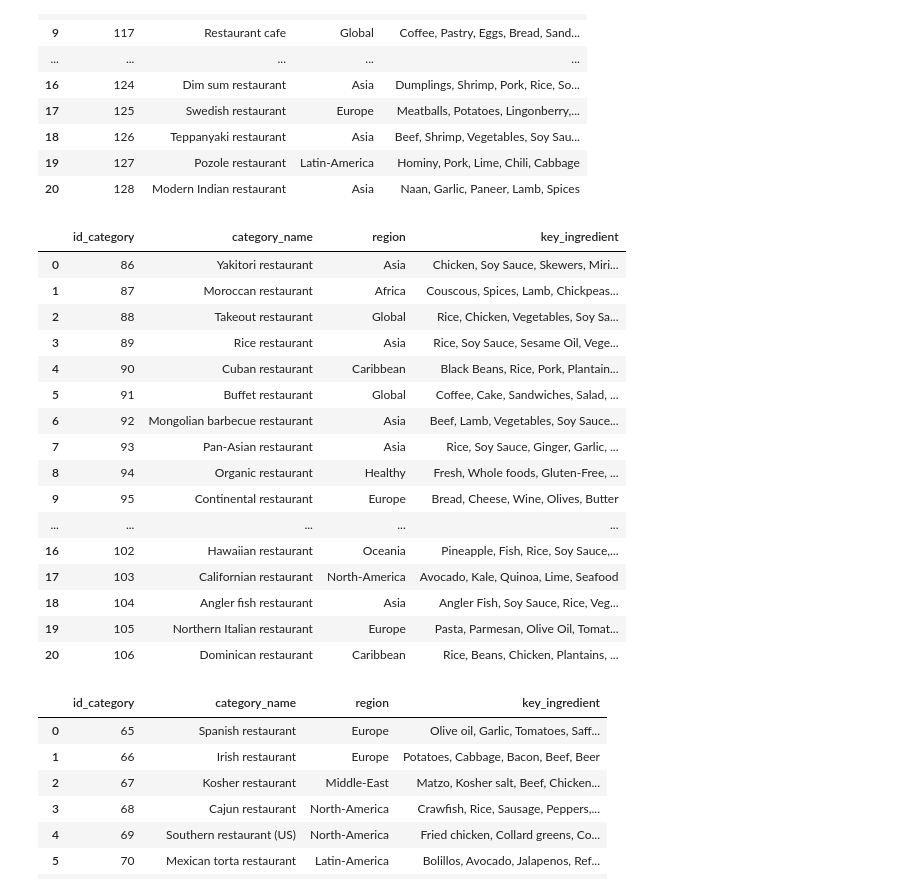
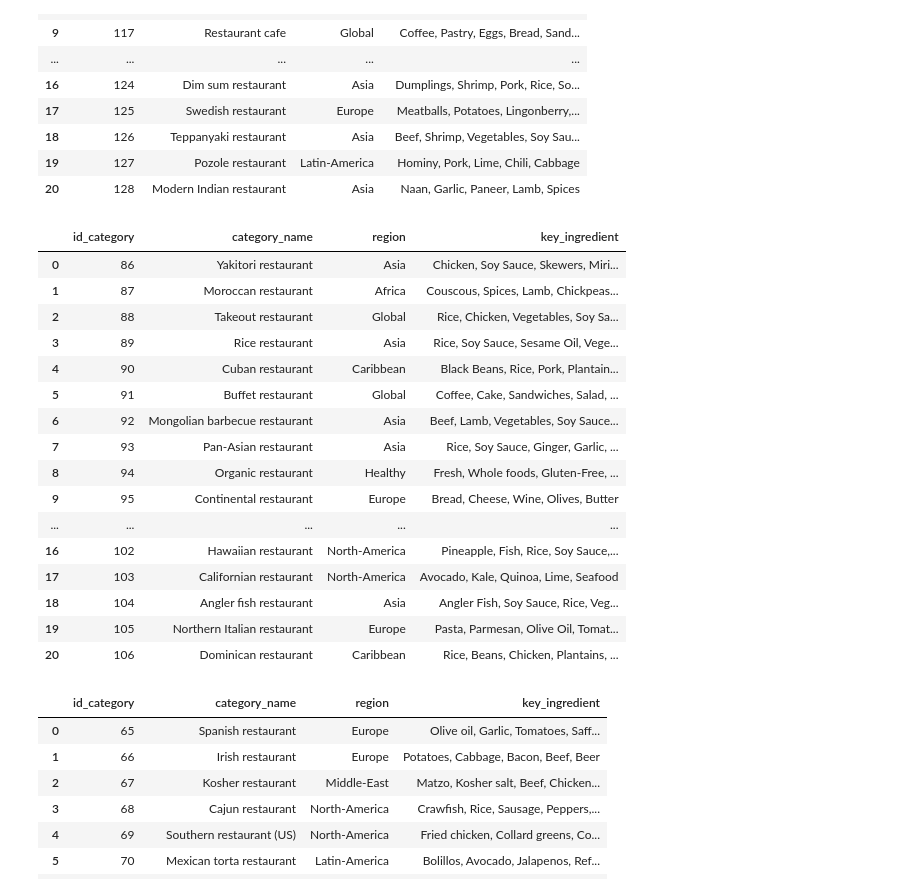
Before and after one commit to JosueMonte/restaurantguru, a Jupyter notebook: SistemaDeRecomendacion/full_categories.ipynb, the cells around one changed output. Cells and saved outputs as stored; diff of their text form; code cells hidden in the pictures.

```diff
--- a/SistemaDeRecomendacion/full_categories.ipynb
+++ b/SistemaDeRecomendacion/full_categories.ipynb
@@ -808,7 +778,7 @@ region_mapping = {
     "Caribbean restaurant": "Caribbean",
     "Soup restaurant": "Global",
     "Chophouse restaurant": "North-America",
-    "Hawaiian restaurant": "Oceania",
+    "Hawaiian restaurant": "North-America",
     "Californian restaurant": "North-America",
     "Angler fish restaurant": "Asia",
     "Northern Italian restaurant": "Europe",
@@ -834,34 +804,34 @@ key_ingredient_mapping = {
     "Soup restaurant": "Broth, Vegetables, Meat, Herbs, Noodles",
     "Chophouse restaurant": "Steak, Beef, Pork, Mashed Potatoes, Gravy",
     "Hawaiian restaurant": "Pineapple, Fish, Rice, Soy Sauce, Coconut",
     "Californian restaurant": "Avocado, Kale, Quinoa, Lime, Seafood",
     "Angler fish restaurant": "Angler Fish, Soy Sauce, Rice, Vegetables, Chili",
     "Northern Italian restaurant": "Pasta, Parmesan, Olive Oil, Tomatoes, Basil",
     "Dominican restaurant": "Rice, Beans, Chicken, Plantains, Avocado"
 }
 
 # Añadir la columna 'region'
 df_category_5['region'] = df_category_5['category_name'].map(region_mapping)
 
 # Añadir la columna 'key_ingredient'
 df_category_5['key_ingredient'] = df_category_5['category_name'].map(key_ingredient_mapping)
 
 # Mostrar el DataFrame resultante
 df_category_5
 # %% [output]
 |  | id_category | category_name | region | key_ingredient |
 | 0 | 86 | Yakitori restaurant | Asia | Chicken, Soy Sauce, Skewers, Miri... |
 | 1 | 87 | Moroccan restaurant | Africa | Couscous, Spices, Lamb, Chickpeas... |
 | 2 | 88 | Takeout restaurant | Global | Rice, Chicken, Vegetables, Soy Sa... |
 | 3 | 89 | Rice restaurant | Asia | Rice, Soy Sauce, Sesame Oil, Vege... |
 | 4 | 90 | Cuban restaurant | Caribbean | Black Beans, Rice, Pork, Plantain... |
 | 5 | 91 | Buffet restaurant | Global | Coffee, Cake, Sandwiches, Salad, ... |
 | 6 | 92 | Mongolian barbecue restaurant | Asia | Beef, Lamb, Vegetables, Soy Sauce... |
 | 7 | 93 | Pan-Asian restaurant | Asia | Rice, Soy Sauce, Ginger, Garlic, ... |
 | 8 | 94 | Organic restaurant | Healthy | Fresh, Whole foods, Gluten-Free, ... |
 | 9 | 95 | Continental restaurant | Europe | Bread, Cheese, Wine, Olives, Butter |
 | ... | ... | ... | ... | ... |
-| 16 | 102 | Hawaiian restaurant | Oceania | Pineapple, Fish, Rice, Soy Sauce,... |
+| 16 | 102 | Hawaiian restaurant | North-America | Pineapple, Fish, Rice, Soy Sauce,... |
 | 17 | 103 | Californian restaurant | North-America | Avocado, Kale, Quinoa, Lime, Seafood |
 | 18 | 104 | Angler fish restaurant | Asia | Angler Fish, Soy Sauce, Rice, Veg... |
 | 19 | 105 | Northern Italian restaurant | Europe | Pasta, Parmesan, Olive Oil, Tomat... |
```
Also changed, not shown: parts of 64 cells of this notebook.
